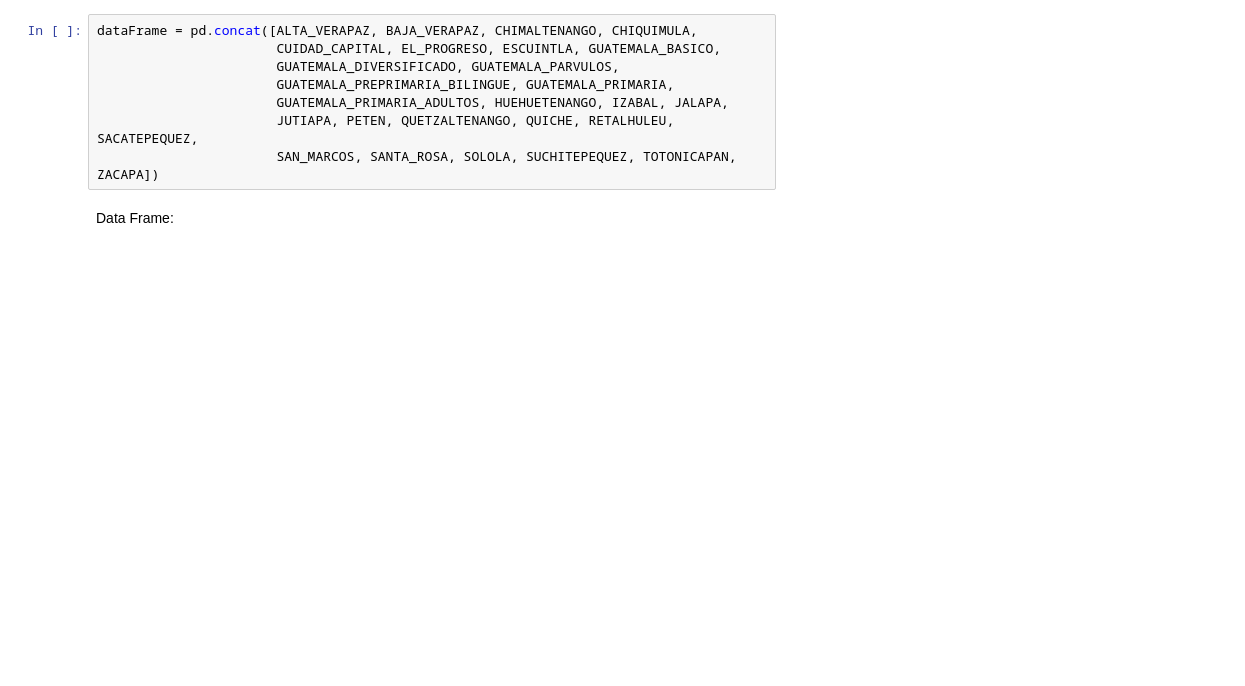
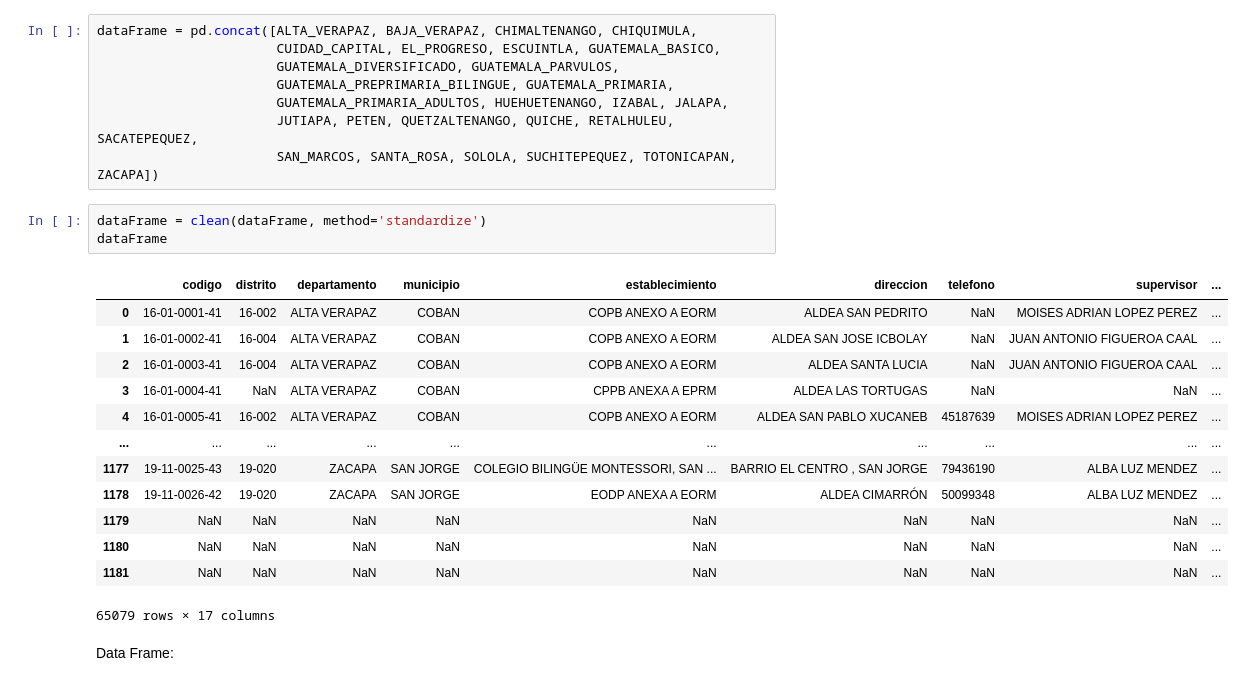
Before and after one commit to DouglasDL28/data-cleaning-ds, a Jupyter notebook: Proyecto 1.ipynb, the cells around one changed output. Drawn from its saved outputs; the diff is of its cells as text; blank space fills up the shorter version.

```diff
--- a/Proyecto 1.ipynb
+++ b/Proyecto 1.ipynb
@@ -40,6 +42,23 @@ dataFrame = pd.concat([ALTA_VERAPAZ, BAJA_VERAPAZ, CHIMALTENANGO, CHIQUIMULA,
                        GUATEMALA_PRIMARIA_ADULTOS, HUEHUETENANGO, IZABAL, JALAPA,
                        JUTIAPA, PETEN, QUETZALTENANGO, QUICHE, RETALHULEU, SACATEPEQUEZ,
                        SAN_MARCOS, SANTA_ROSA, SOLOLA, SUCHITEPEQUEZ, TOTONICAPAN, ZACAPA])
+# %%
+dataFrame = clean(dataFrame, method='standardize')
+dataFrame
+# %% [output]
+|  | codigo | distrito | departamento | municipio | establecimiento | direccion | telefono | supervisor | ... |
+| 0 | 16-01-0001-41 | 16-002 | ALTA VERAPAZ | COBAN | COPB ANEXO A EORM | ALDEA SAN PEDRITO | NaN | MOISES ADRIAN LOPEZ PEREZ | ... |
+| 1 | 16-01-0002-41 | 16-004 | ALTA VERAPAZ | COBAN | COPB ANEXO A EORM | ALDEA SAN JOSE ICBOLAY | NaN | JUAN ANTONIO FIGUEROA CAAL | ... |
+| 2 | 16-01-0003-41 | 16-004 | ALTA VERAPAZ | COBAN | COPB ANEXO A EORM | ALDEA SANTA LUCIA | NaN | JUAN ANTONIO FIGUEROA CAAL | ... |
+| 3 | 16-01-0004-41 | NaN | ALTA VERAPAZ | COBAN | CPPB ANEXA A EPRM | ALDEA LAS TORTUGAS | NaN | NaN | ... |
+| 4 | 16-01-0005-41 | 16-002 | ALTA VERAPAZ | COBAN | COPB ANEXO A EORM | ALDEA SAN PABLO XUCANEB | 45187639 | MOISES ADRIAN LOPEZ PEREZ | ... |
+| ... | ... | ... | ... | ... | ... | ... | ... | ... | ... |
+| 1177 | 19-11-0025-43 | 19-020 | ZACAPA | SAN JORGE | COLEGIO BILINGÜE MONTESSORI, SAN ... | BARRIO EL CENTRO , SAN JORGE | 79436190 | ALBA LUZ MENDEZ | ... |
+| 1178 | 19-11-0026-42 | 19-020 | ZACAPA | SAN JORGE | EODP ANEXA A EORM | ALDEA CIMARRÓN | 50099348 | ALBA LUZ MENDEZ | ... |
+| 1179 | NaN | NaN | NaN | NaN | NaN | NaN | NaN | NaN | ... |
+| 1180 | NaN | NaN | NaN | NaN | NaN | NaN | NaN | NaN | ... |
+| 1181 | NaN | NaN | NaN | NaN | NaN | NaN | NaN | NaN | ... |
+65079 rows × 17 columns
 # %% [markdown]
 Data Frame:
 # %%
```
Also changed, not shown: parts of 8 cells of this notebook, 2 other files.
